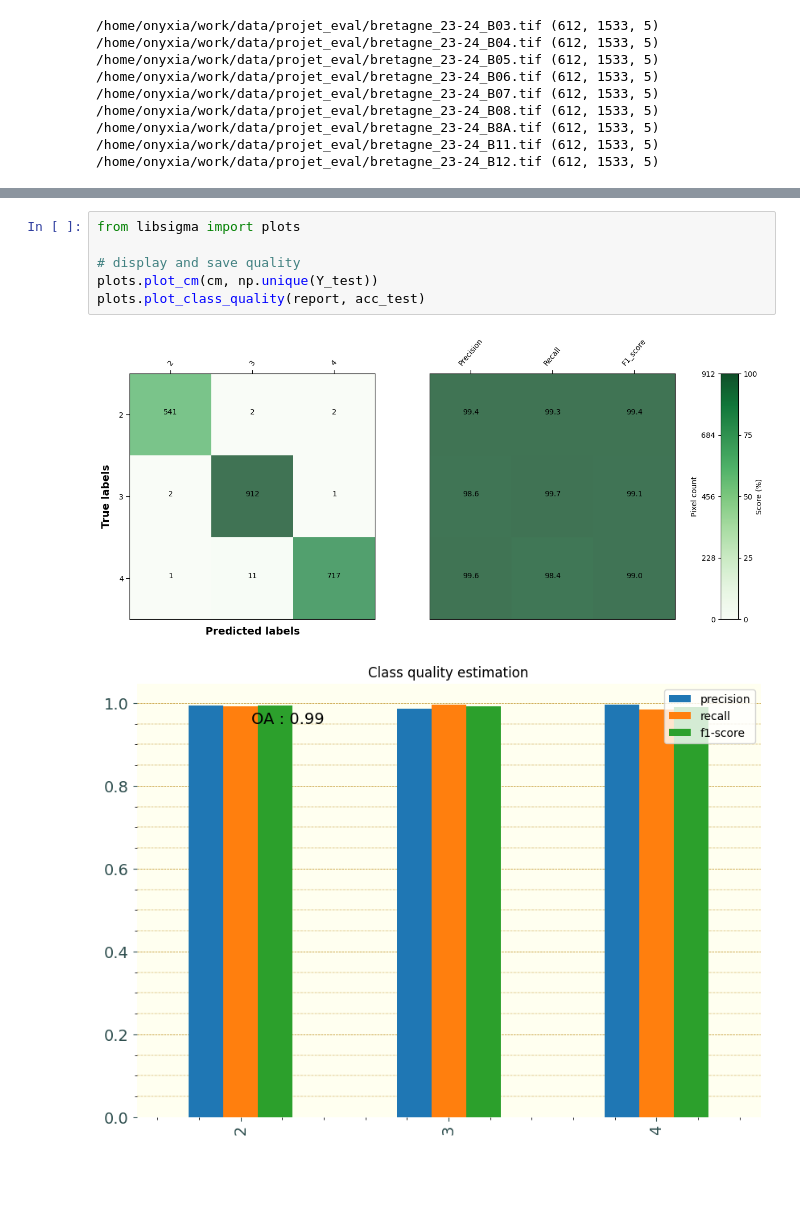
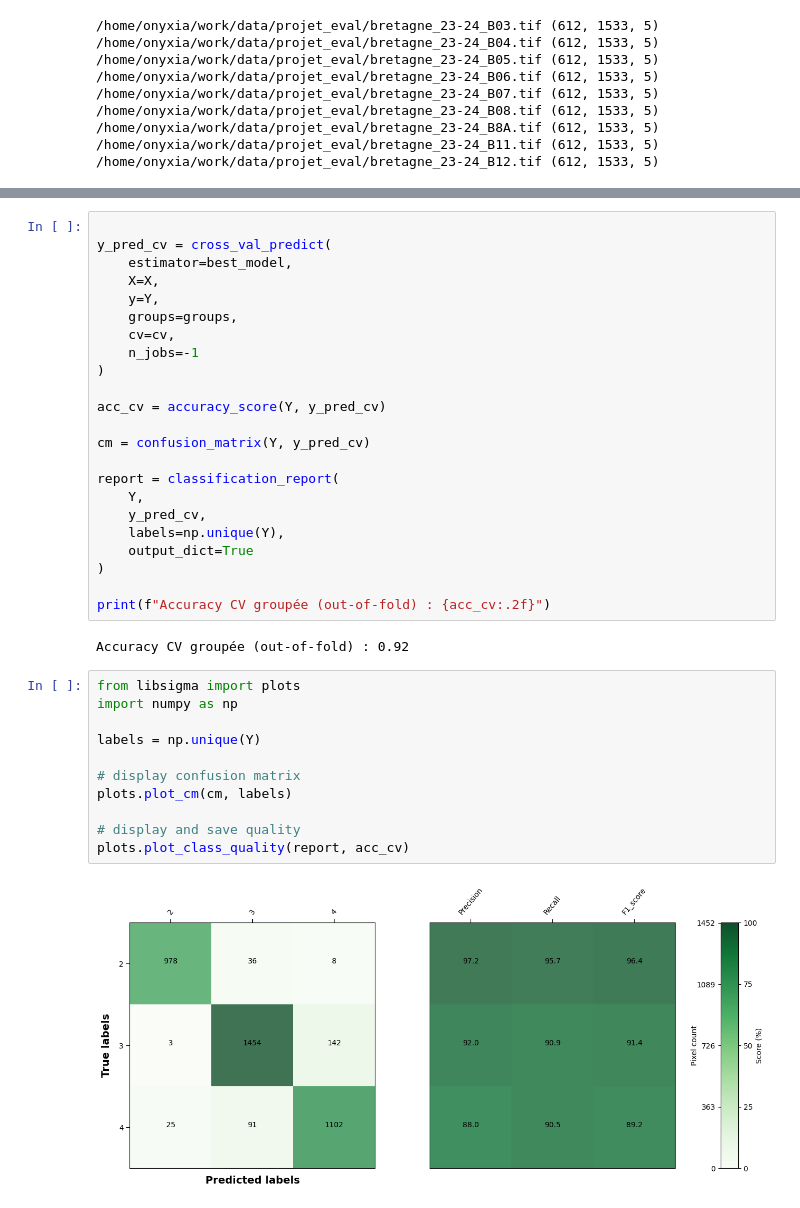
Before and after one commit to MatthieuGoubs/projet_eval_landes, a Jupyter notebook: projet_telea_GOUBERT_MATTHIEU.ipynb, the cells around one changed output, grey strips where cells are left out. Drawn from its saved outputs; the diff is of its cells as text; blank space fills up the shorter version.

```diff
--- a/projet_telea_GOUBERT_MATTHIEU.ipynb
+++ b/projet_telea_GOUBERT_MATTHIEU.ipynb
@@ -420,9 +538,38 @@ Accuracy test : 0.99
-# %%
-from libsigma import plots
-
-# display and save quality
-plots.plot_cm(cm, np.unique(Y_test))
-plots.plot_class_quality(report, acc_test)
-# %% [output]
-[figure, removed]
-[figure, removed]
+# %%
+
+y_pred_cv = cross_val_predict(
+    estimator=best_model,
+    X=X,
+    y=Y,
+    groups=groups,
+    cv=cv,
+    n_jobs=-1
+)
+
+acc_cv = accuracy_score(Y, y_pred_cv)
+
+cm = confusion_matrix(Y, y_pred_cv)
+
+report = classification_report(
+    Y,
+    y_pred_cv,
+    labels=np.unique(Y),
+    output_dict=True
+)
+
+print(f"Accuracy CV groupée (out-of-fold) : {acc_cv:.2f}")
+# %% [output]
+Accuracy CV groupée (out-of-fold) : 0.92
+# %%
+from libsigma import plots
+import numpy as np
+
+labels = np.unique(Y)
+
+# display confusion matrix
+plots.plot_cm(cm, labels)
+
+# display and save quality
+plots.plot_class_quality(report, acc_cv)
+# %% [output]
+[figure, added]
```
Also changed, not shown: parts of 20 cells of this notebook, 2 other files.
